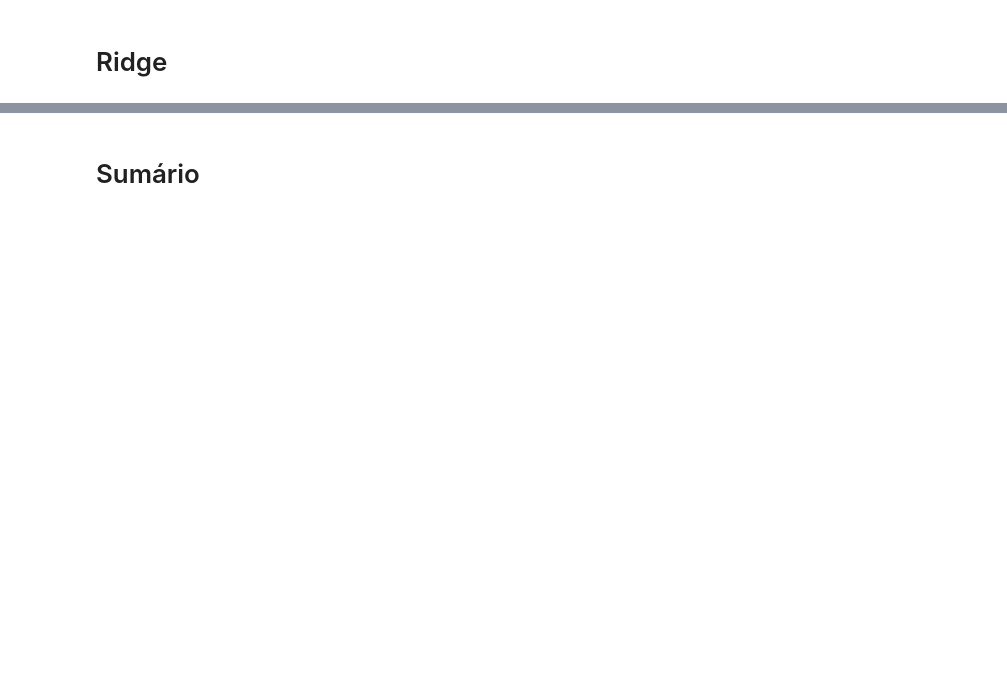
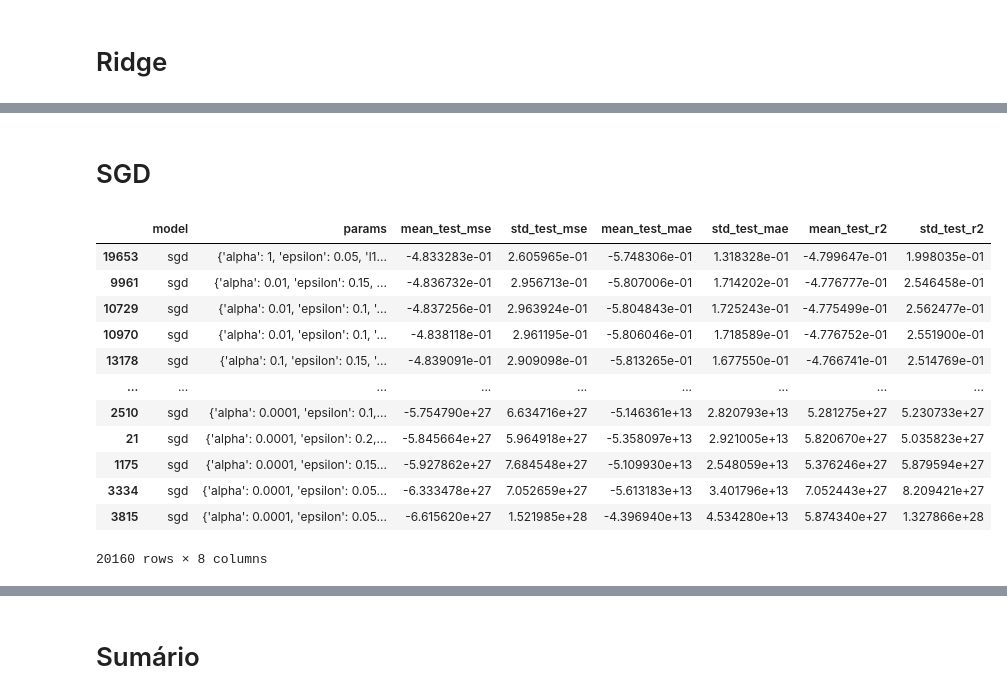
Before and after one commit to kenzosakiyama/BBBert20, a Jupyter notebook: model_analysis/grid_search_results/grid_search_analysis.ipynb, the cells around one changed output, grey strips where cells are left out. Saved outputs shown, nothing was run; the diff lists cells and outputs as text; code cells hidden in the pictures; blank space fills up the shorter version.

```diff
--- a/model_analysis/grid_search_results/grid_search_analysis.ipynb
+++ b/model_analysis/grid_search_results/grid_search_analysis.ipynb
@@ -244,0 +245,2 @@ grid_search_df.sort_values('mean_test_mse', ascending=False)
+# %% [markdown]
+# SGD
@@ -244,0 +254,16 @@ grid_search_df.sort_values('mean_test_mse', ascending=False)
+# %%
+grid_search_df.sort_values('mean_test_mse', ascending=False)
+# %% [output]
+|  | model | params | mean_test_mse | std_test_mse | mean_test_mae | std_test_mae | mean_test_r2 | std_test_r2 |
+| 19653 | sgd | {'alpha': 1, 'epsilon': 0.05, 'l1... | -4.833283e-01 | 2.605965e-01 | -5.748306e-01 | 1.318328e-01 | -4.799647e-01 | 1.998035e-01 |
+| 9961 | sgd | {'alpha': 0.01, 'epsilon': 0.15, ... | -4.836732e-01 | 2.956713e-01 | -5.807006e-01 | 1.714202e-01 | -4.776777e-01 | 2.546458e-01 |
+| 10729 | sgd | {'alpha': 0.01, 'epsilon': 0.1, '... | -4.837256e-01 | 2.963924e-01 | -5.804843e-01 | 1.725243e-01 | -4.775499e-01 | 2.562477e-01 |
+| 10970 | sgd | {'alpha': 0.01, 'epsilon': 0.1, '... | -4.838118e-01 | 2.961195e-01 | -5.806046e-01 | 1.718589e-01 | -4.776752e-01 | 2.551900e-01 |
+| 13178 | sgd | {'alpha': 0.1, 'epsilon': 0.15, '... | -4.839091e-01 | 2.909098e-01 | -5.813265e-01 | 1.677550e-01 | -4.766741e-01 | 2.514769e-01 |
+| ... | ... | ... | ... | ... | ... | ... | ... | ... |
+| 2510 | sgd | {'alpha': 0.0001, 'epsilon': 0.1,... | -5.754790e+27 | 6.634716e+27 | -5.146361e+13 | 2.820793e+13 | 5.281275e+27 | 5.230733e+27 |
+| 21 | sgd | {'alpha': 0.0001, 'epsilon': 0.2,... | -5.845664e+27 | 5.964918e+27 | -5.358097e+13 | 2.921005e+13 | 5.820670e+27 | 5.035823e+27 |
+| 1175 | sgd | {'alpha': 0.0001, 'epsilon': 0.15... | -5.927862e+27 | 7.684548e+27 | -5.109930e+13 | 2.548059e+13 | 5.376246e+27 | 5.879594e+27 |
+| 3334 | sgd | {'alpha': 0.0001, 'epsilon': 0.05... | -6.333478e+27 | 7.052659e+27 | -5.613183e+13 | 3.401796e+13 | 7.052443e+27 | 8.209421e+27 |
+| 3815 | sgd | {'alpha': 0.0001, 'epsilon': 0.05... | -6.615620e+27 | 1.521985e+28 | -4.396940e+13 | 4.534280e+13 | 5.874340e+27 | 1.327866e+28 |
+20160 rows × 8 columns
```
Also changed, not shown: parts of 13 cells of this notebook, 7 other files.
